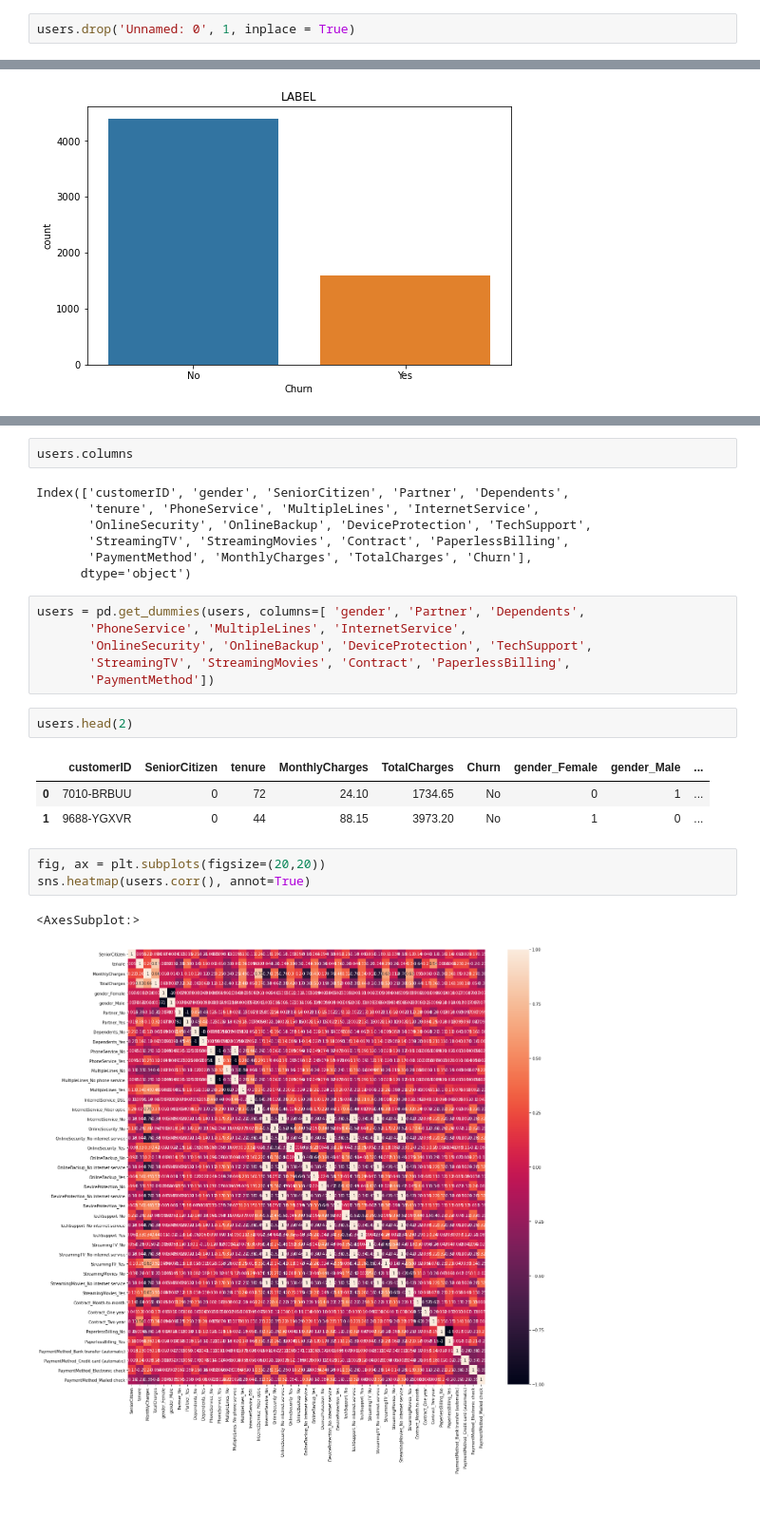
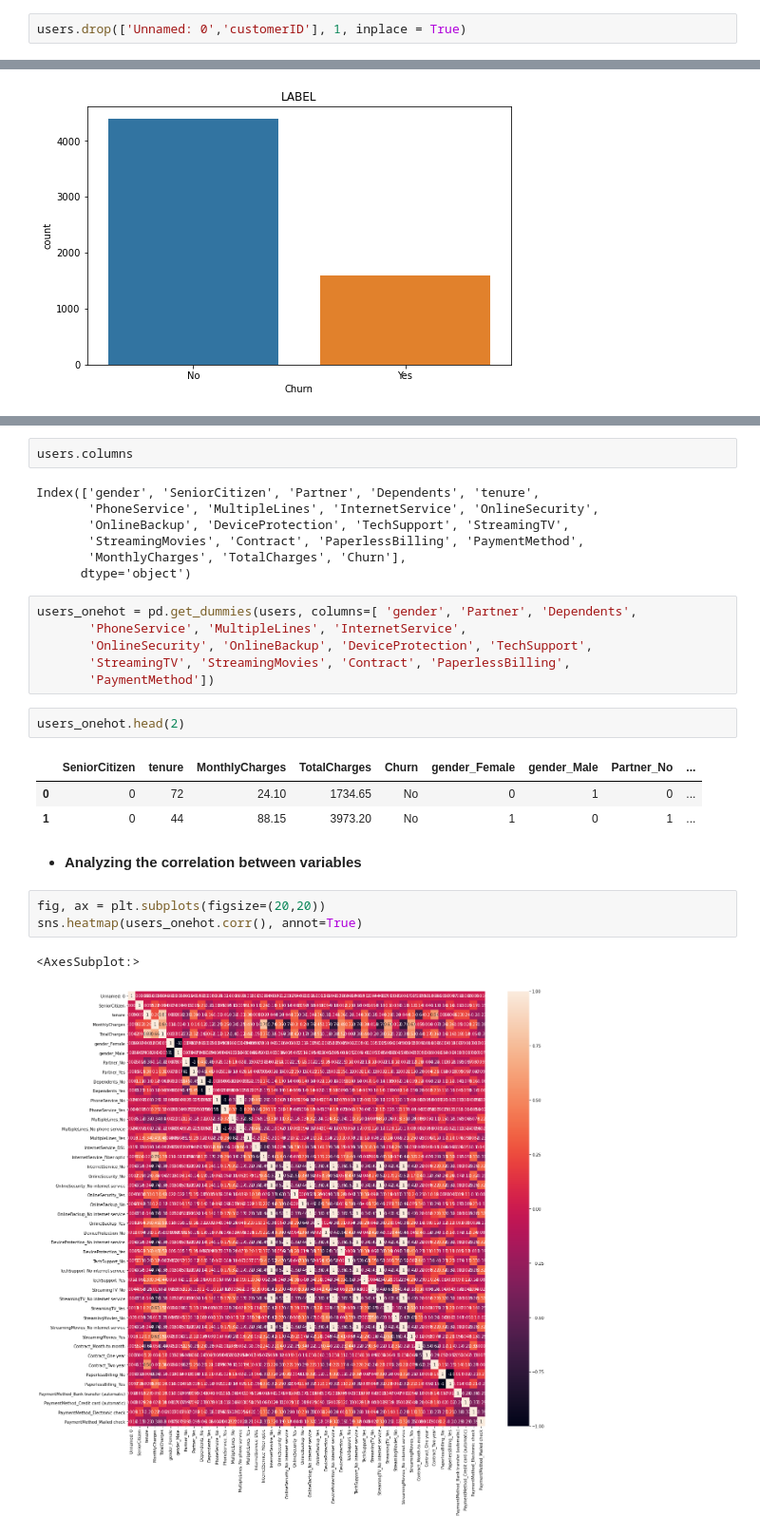
Before and after one commit to rfisla/MACHINE-LEARNING-PROJECTS, a Jupyter notebook: Telecom_users_analysis.ipynb, the cells around one changed output, grey strips where cells are left out. Shown at 95% size. Drawn from its saved outputs; the diff is of its cells as text; blank space fills up the shorter version.

```diff
--- a/Telecom_users_analysis.ipynb
+++ b/Telecom_users_analysis.ipynb
@@ -51,7 +55,7 @@ users.head(2)
 - TotalCharges - the total amount that the client paid for the services for the entire time
 - Churn - whether there was a churn (Yes or No)
 # %%
-users.drop('Unnamed: 0', 1, inplace = True)
+users.drop(['Unnamed: 0','customerID'], 1, inplace = True)
 # %%
 users.info()
 # %% [output]
@@ -199,27 +214,29 @@ plt.show();
 # %%
 users.columns
 # %% [output]
-Index(['customerID', 'gender', 'SeniorCitizen', 'Partner', 'Dependents',
-       'tenure', 'PhoneService', 'MultipleLines', 'InternetService',
-       'OnlineSecurity', 'OnlineBackup', 'DeviceProtection', 'TechSupport',
-       'StreamingTV', 'StreamingMovies', 'Contract', 'PaperlessBilling',
-       'PaymentMethod', 'MonthlyCharges', 'TotalCharges', 'Churn'],
+Index(['gender', 'SeniorCitizen', 'Partner', 'Dependents', 'tenure',
+       'PhoneService', 'MultipleLines', 'InternetService', 'OnlineSecurity',
+       'OnlineBackup', 'DeviceProtection', 'TechSupport', 'StreamingTV',
+       'StreamingMovies', 'Contract', 'PaperlessBilling', 'PaymentMethod',
+       'MonthlyCharges', 'TotalCharges', 'Churn'],
       dtype='object')
 # %%
-users = pd.get_dummies(users, columns=[ 'gender', 'Partner', 'Dependents',
+users_onehot = pd.get_dummies(users, columns=[ 'gender', 'Partner', 'Dependents',
        'PhoneService', 'MultipleLines', 'InternetService',
        'OnlineSecurity', 'OnlineBackup', 'DeviceProtection', 'TechSupport',
        'StreamingTV', 'StreamingMovies', 'Contract', 'PaperlessBilling',
        'PaymentMethod'])
 # %%
-users.head(2)
+users_onehot.head(2)
 # %% [output]
-|  | customerID | SeniorCitizen | tenure | MonthlyCharges | TotalCharges | Churn | gender_Female | gender_Male | ... |
-| 0 | 7010-BRBUU | 0 | 72 | 24.10 | 1734.65 | No | 0 | 1 | ... |
-| 1 | 9688-YGXVR | 0 | 44 | 88.15 | 3973.20 | No | 1 | 0 | ... |
+|  | SeniorCitizen | tenure | MonthlyCharges | TotalCharges | Churn | gender_Female | gender_Male | Partner_No | ... |
+| 0 | 0 | 72 | 24.10 | 1734.65 | No | 0 | 1 | 0 | ... |
+| 1 | 0 | 44 | 88.15 | 3973.20 | No | 1 | 0 | 1 | ... |
+# %% [markdown]
+- **Analyzing the correlation between variables**
 # %%
 fig, ax = plt.subplots(figsize=(20,20))
-sns.heatmap(users.corr(), annot=True)
+sns.heatmap(users_onehot.corr(), annot=True)
 # %% [output]
 <AxesSubplot:>
-[figure, old version]
+[figure, new version]
```
Also changed, not shown: parts of 69 cells of this notebook.
